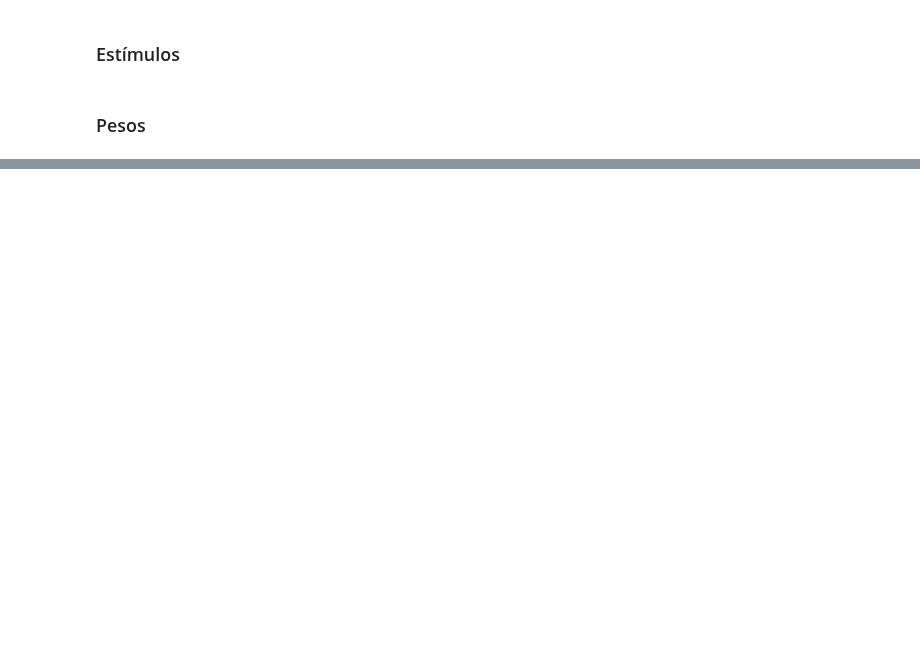
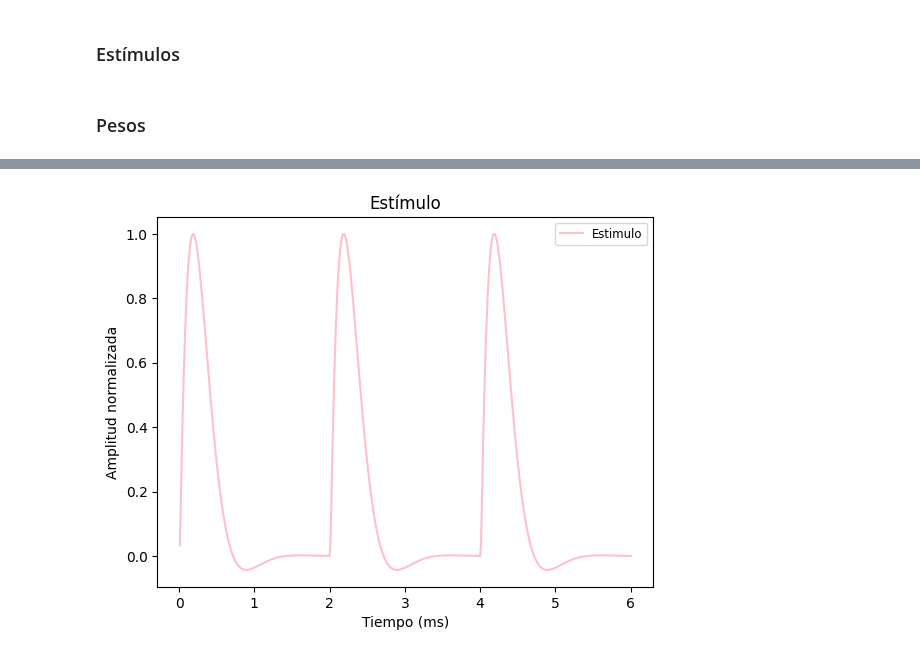
Before and after one commit to rmserra/proyecto-de-graduacion, a Jupyter notebook: modelo_poo.ipynb, the cells around one changed output, grey strips where cells are left out. Saved outputs shown, nothing was run; the diff lists cells and outputs as text; code cells hidden in the pictures; blank space fills up the shorter version.

```diff
--- a/modelo_poo.ipynb
+++ b/modelo_poo.ipynb
@@ -1453,0 +1903,18 @@ len(a.electrodos[0].pesos[2])
+# %%
+# 20.2 Estimulos nuevos - pot de accion tipico
+a = Entorno(nombre='Experimento_01')
+a.crear_nervio(diametro = 1500,num_fibras=10,metodo_poblacion = 'uniforme_con_superposicion',diametro_fibra=4.5,distancia_nodos=2000,longitud=50000,porcentaje_cobertura=100,var_diametro=1.5,variacion_nodos = 0)
+a.crear_electrodo(tipo='punto',pos_x = 0,pos_y = -750,pos_z = 10000,zona_influencia=4000,grosor=0,funcion = funcion_trapecio)
+a.crear_electrodo(tipo='punto',pos_x = 0,pos_y = -750,pos_z = 20000,zona_influencia=4000,grosor=0,funcion = funcion_trapecio)
+a.crear_estimulo(tipo_estimulo='potencial_de_accion',frec_muestreo=100000,tiempo_estimulo=0.006,lista_inicio = [0,0.002,0.004],frec_corte = 1000,orden_filtro = 2) #lista_inicio = [0,0.001,0.002]
+#a.dibujar_entorno(color_fibras = '#FF1F40', borde_nervio='#42458A', titulo='Electrodos',guardar=True,nombre_figura='06.electrodos.png')
+fig = plt.figure()
+plt.plot(a.estimulador.vector_tiempo*1000,a.estimulador.estimulo[0],color = 'pink', label = 'Estimulo')
+plt.ylabel('Amplitud normalizada')
+plt.xlabel('Tiempo (ms)')
+plt.title(f'Estímulo')
+plt.legend(fontsize = 'small')
+plt.show()
+fig.savefig(f'20_2_estimulo.png',dpi=300, format="png")
+# %% [output]
+[figure, added]
```
Also changed, not shown: parts of 44 cells of this notebook, 2 other files.
